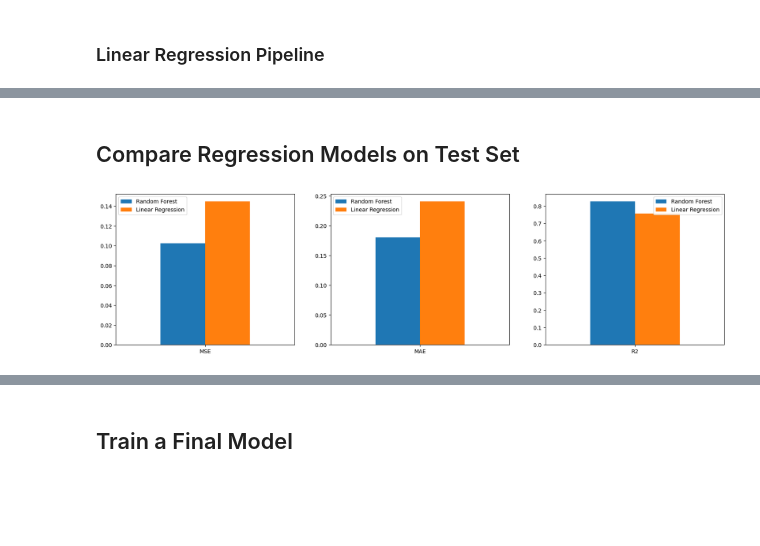
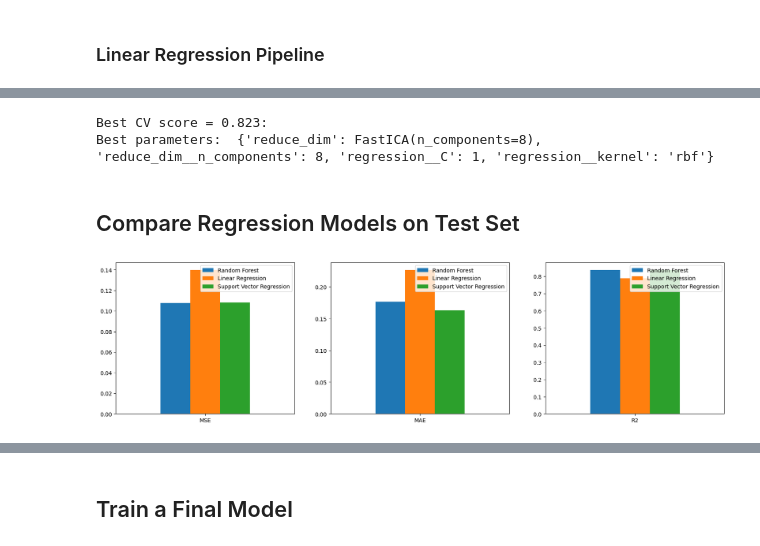
Before and after one commit to ishalazo/CS4168-DataMining-Labs, a Jupyter notebook: Lab5/lab5.ipynb, the cells around one changed output, grey strips where cells are left out. Drawn from its saved outputs; the diff is of its cells as text; code cells hidden in the pictures; blank space fills up the shorter version.

```diff
--- a/Lab5/lab5.ipynb
+++ b/Lab5/lab5.ipynb
@@ -247,3 +219,42 @@ Traceback (most recent call last):
+# %%
+pipe = Pipeline([
+    ('preprocess', preprocess_pipeline),
+    ('reduce_dim', None),
+    ('regression', SVR())
+])
+# %%
+N_FEATURES_OPTIONS = [2, 6, 8]
+C_OPTIONS = [0.1, 1, 10]
+KERNEL_OPTIONS = ['linear', 'rbf']
+
+# define the parameter grid
+param_grid = [
+    {
+        'reduce_dim': [FastICA(), TruncatedSVD()],
+        'reduce_dim__n_components': N_FEATURES_OPTIONS,
+        'regression__C': C_OPTIONS,
+        'regression__kernel': KERNEL_OPTIONS
+    },
+    {
+        'reduce_dim': [RFE(svm.SVR(kernel='linear', gamma='auto')),RFE(LinearRegression())],
+        'reduce_dim__n_features_to_select': N_FEATURES_OPTIONS,
+    }
+]
+
+# perform grid search
+search = GridSearchCV(pipe, param_grid, n_jobs=-1, cv=5, refit=True)
+search.fit(X_train, y_train)
+
+# print results
+print("Best CV score = %0.3f:" % search.best_score_)
+print("Best parameters: ", search.best_params_)
+
+# store the best params and best model for later use
+SVR_best_params = search.best_params_
+SVR_best_model = search.best_estimator_
+# %% [output]
+Best CV score = 0.823:
+Best parameters:  {'reduce_dim': FastICA(n_components=8), 'reduce_dim__n_components': 8, 'regression__C': 1, 'regression__kernel': 'rbf'}
 # %% [markdown]
 ## Compare Regression Models on Test Set
 # %%
@@ -263,17 +274,18 @@ def evaluate_model(X_test, y_test, model):
 # %%
 RF_mse, RF_mae, RF_r2 = evaluate_model(X_test, y_test, RF_best_model)
 LR_mse, LR_mae, LR_r2 = evaluate_model(X_test, y_test, LR_best_model)
+SVR_mse, SVR_mae, SVR_r2 = evaluate_model(X_test, y_test, SVR_best_model)
 # %%
-df_mse = pd.DataFrame({'Random Forest': RF_mse, 'Linear Regression': LR_mse}, index=['MSE'])
-df_mae = pd.DataFrame({'Random Forest': RF_mae, 'Linear Regression': LR_mae}, index=['MAE'])
-df_r2 = pd.DataFrame({'Random Forest': RF_r2, 'Linear Regression': LR_r2}, index=['R2'])
+df_mse = pd.DataFrame({'Random Forest': RF_mse, 'Linear Regression': LR_mse, 'Support Vector Regression': SVR_mse}, index=['MSE'])
+df_mae = pd.DataFrame({'Random Forest': RF_mae, 'Linear Regression': LR_mae, 'Support Vector Regression': SVR_mae}, index=['MAE'])
+df_r2 = pd.DataFrame({'Random Forest': RF_r2, 'Linear Regression': LR_r2, 'Support Vector Regression': SVR_r2}, index=['R2'])
 
 fig, axes = plt.subplots(nrows=1, ncols=3, figsize=(20, 5))
 
 df_mse.plot.bar(rot=0, ax=axes[0])
 df_mae.plot.bar(rot=0, ax=axes[1])
 df_r2.plot.bar(rot=0, ax=axes[2])
 
 plt.show()
 # %% [output]
-[figure, old version]
+[figure, new version]
```
Also changed, not shown: parts of 8 cells of this notebook, 2 other files.
